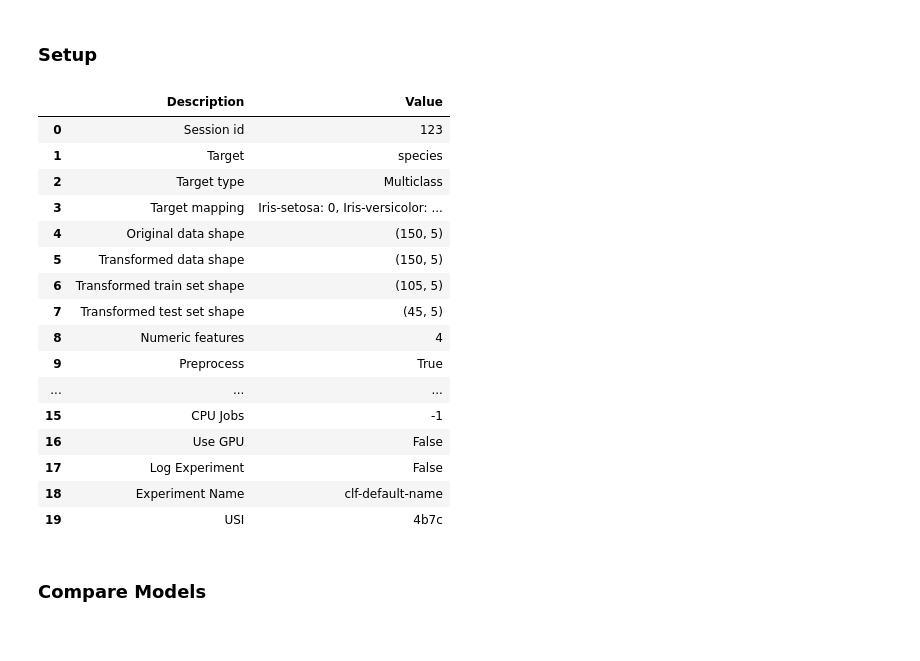
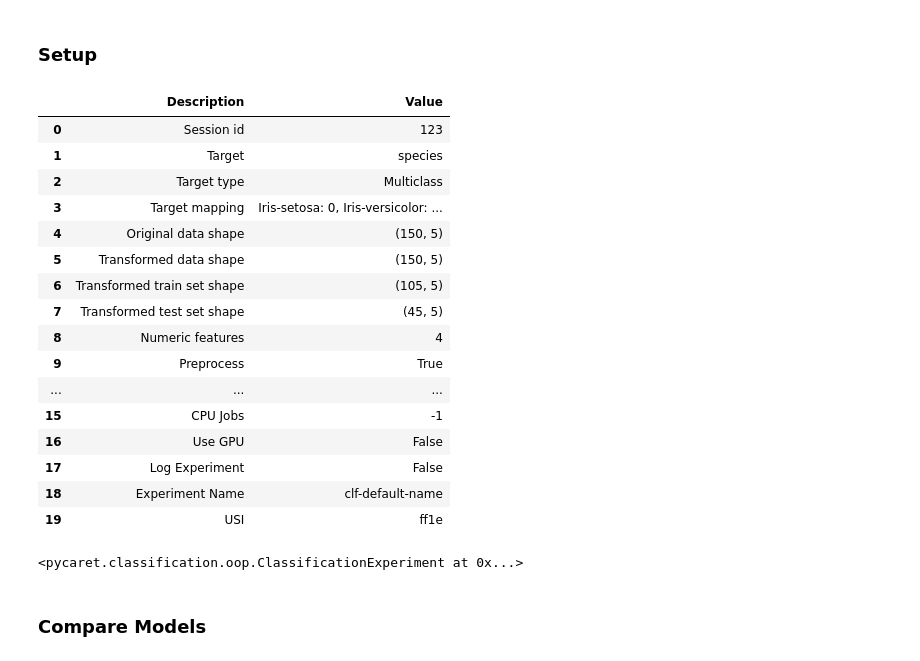
Before and after one commit to TakanariShimbo/sample_pycaret3, a Jupyter notebook: classification_multi.ipynb, the cells around one changed output. Saved outputs shown, nothing was run; the diff lists cells and outputs as text; code cells hidden in the pictures.

```diff
--- a/classification_multi.ipynb
+++ b/classification_multi.ipynb
@@ -20,28 +20,30 @@ data = get_data('iris')
 # %% [markdown]
 Setup ➡️ Compare Models ➡️ Analyze Model ➡️ Prediction
 # %%
-from pycaret.classification import *
+from pycaret.classification import ClassificationExperiment
+exp = ClassificationExperiment()
 # %% [markdown]
 ### Setup
 # %%
-s = setup(data, target = 'species', session_id = 123)
+exp.setup(data, target = 'species', session_id = 123)
 # %% [output]
 |  | Description | Value |
 | 0 | Session id | 123 |
 | 1 | Target | species |
 | 2 | Target type | Multiclass |
 | 3 | Target mapping | Iris-setosa: 0, Iris-versicolor: ... |
 | 4 | Original data shape | (150, 5) |
 | 5 | Transformed data shape | (150, 5) |
 | 6 | Transformed train set shape | (105, 5) |
 | 7 | Transformed test set shape | (45, 5) |
 | 8 | Numeric features | 4 |
 | 9 | Preprocess | True |
 | ... | ... | ... |
 | 15 | CPU Jobs | -1 |
 | 16 | Use GPU | False |
 | 17 | Log Experiment | False |
 | 18 | Experiment Name | clf-default-name |
-| 19 | USI | 4b7c |
+| 19 | USI | ff1e |
+<pycaret.classification.oop.ClassificationExperiment at 0x...>
 # %% [markdown]
 ### Compare Models
```
Also changed, not shown: parts of 26 cells of this notebook, 2 other files.
